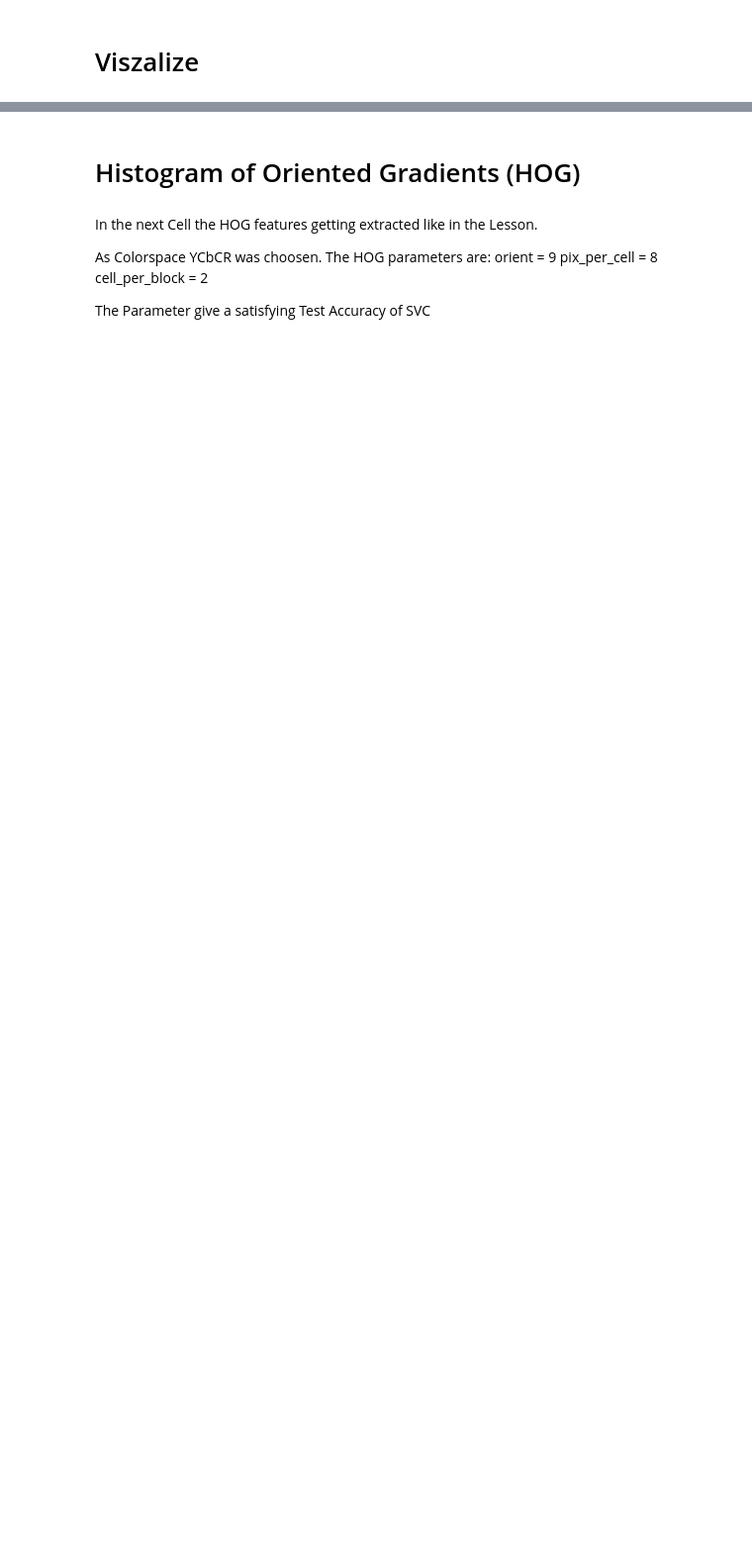
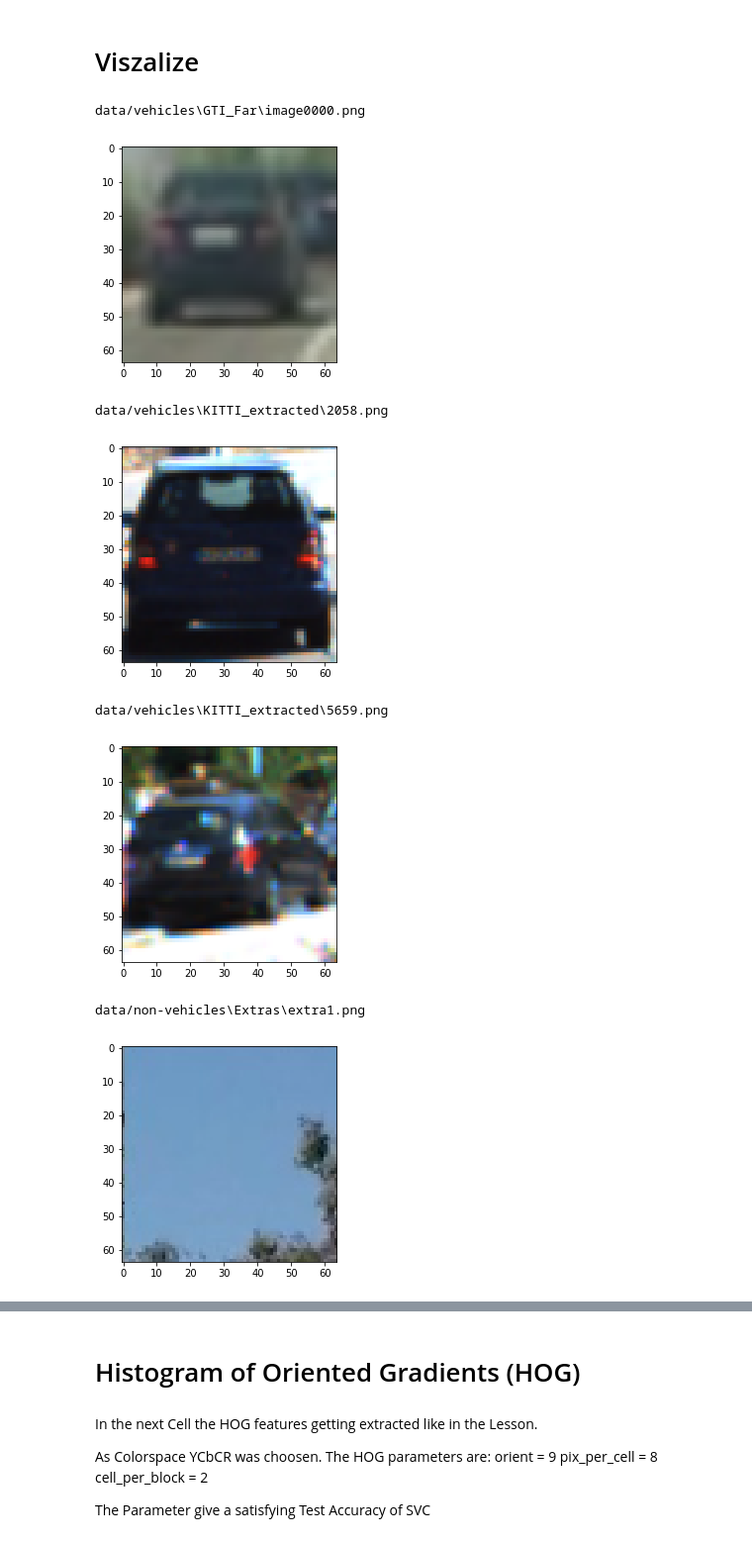
Before and after one commit to AndysDeepAbstractions/CarND-Vehicle-Detection, a Jupyter notebook: Vehicle-Detection.ipynb, the cells around one changed output, grey strips where cells are left out. Shown at 99% size. Cells and saved outputs as stored; diff of their text form; code cells hidden in the pictures; blank space fills up the shorter version.

```diff
--- a/Vehicle-Detection.ipynb
+++ b/Vehicle-Detection.ipynb
@@ -25,26 +25,34 @@ This labeled data for [vehicle](https://s3.amazonaws.com/udacity-sdc/Vehicle_Tra
 # %%
 import glob
 
 car_image_paths    = glob.glob('data/vehicles/**/*.png')
 noncar_image_paths = glob.glob('data/non-vehicles/**/*.png')
-#noncar_image_paths = glob.glob('data/non-vehicles/Extras/*.png')
 
 test_image_paths   = glob.glob('test_images/*.jpg')
 video_paths        = glob.glob('*video.mp4')
 
-visualize = False # Save Time or show whats going on....
+visualize = True # Save Time or show whats going on....
 
 import cv2
 import matplotlib.pyplot as plt
 from lesson_functions import *
 
 def load_image(path,conv=cv2.COLOR_BGR2YCrCb):
     img = cv2.imread(path)
     img = cv2.cvtColor(img, conv)
     return img
 
 if visualize:
     for path in car_image_paths[::4000]+noncar_image_paths[::4000]+test_image_paths:
         print(path)
         plt.imshow(load_image(path,conv=cv2.COLOR_BGR2RGB))
         plt.show()
+# %% [output]
+data/vehicles\GTI_Far\image0000.png
+[figure, added]
+data/vehicles\KITTI_extracted\2058.png
+[figure, added]
+data/vehicles\KITTI_extracted\5659.png
+[figure, added]
+data/non-vehicles\Extras\extra1.png
+[figure, added]
```
Also changed, not shown: parts of 12 cells of this notebook, 2 other files.
